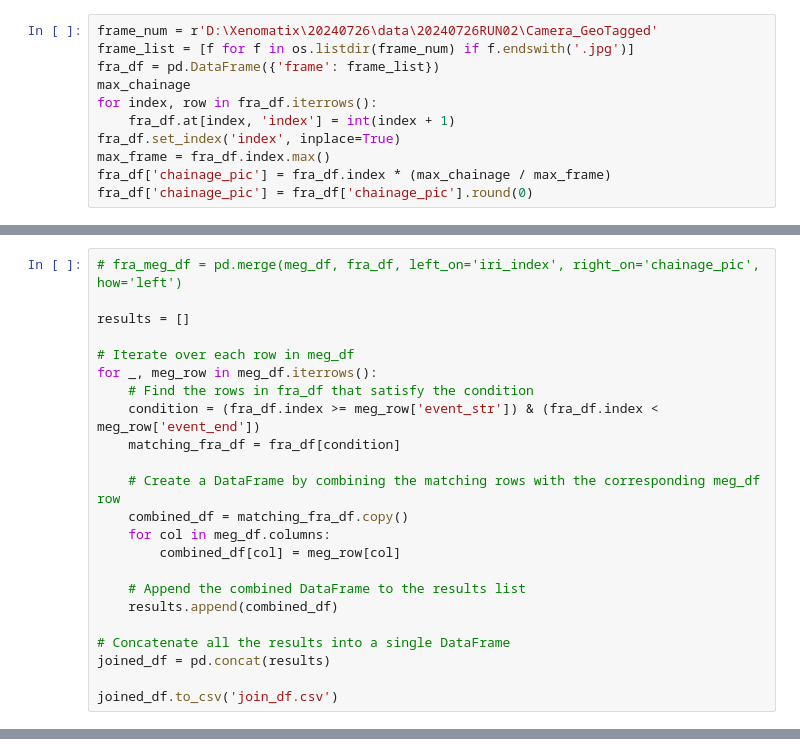
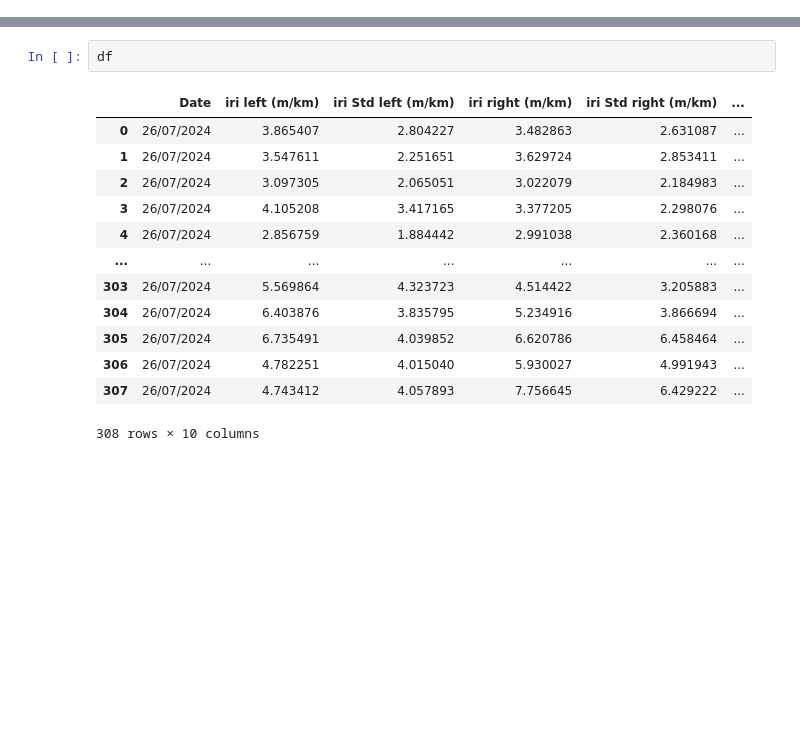
Before and after one commit to ISS-infra/xeno, a Jupyter notebook: xeno_test.ipynb, the cells around one changed output, grey strips where cells are left out. Saved outputs shown, nothing was run; the diff lists cells and outputs as text; blank space fills up the shorter version.

```diff
--- a/xeno_test.ipynb
+++ b/xeno_test.ipynb
@@ -267,11 +0,0 @@ meg_df.tail(10)
-# %%
-frame_num = r'D:\Xenomatix\20240726\data\20240726RUN02\Camera_GeoTagged'
-frame_list = [f for f in os.listdir(frame_num) if f.endswith('.jpg')]
-fra_df = pd.DataFrame({'frame': frame_list})
-max_chainage
-for index, row in fra_df.iterrows():
-    fra_df.at[index, 'index'] = int(index + 1)
-fra_df.set_index('index', inplace=True)
-max_frame = fra_df.index.max()
-fra_df['chainage_pic'] = fra_df.index * (max_chainage / max_frame)
-fra_df['chainage_pic'] = fra_df['chainage_pic'].round(0)
@@ -299,23 +0,0 @@ fra_df.head(57)
-# %%
-# fra_meg_df = pd.merge(meg_df, fra_df, left_on='iri_index', right_on='chainage_pic', how='left')
-
-results = []
-
-# Iterate over each row in meg_df
-for _, meg_row in meg_df.iterrows():
-    # Find the rows in fra_df that satisfy the condition
-    condition = (fra_df.index >= meg_row['event_str']) & (fra_df.index < meg_row['event_end'])
-    matching_fra_df = fra_df[condition]
-
-    # Create a DataFrame by combining the matching rows with the corresponding meg_df row
-    combined_df = matching_fra_df.copy()
-    for col in meg_df.columns:
-        combined_df[col] = meg_row[col]
-
-    # Append the combined DataFrame to the results list
-    results.append(combined_df)
-
-# Concatenate all the results into a single DataFrame
-joined_df = pd.concat(results)
-
-joined_df.to_csv('join_df.csv')
@@ -417,0 +798,16 @@ merged_df.reset_index(inplace=True)
+# %%
+df
+# %% [output]
+|  | Date | iri left (m/km) | iri Std left (m/km) | iri right (m/km) | iri Std right (m/km) | ... |
+| 0 | 26/07/2024 | 3.865407 | 2.804227 | 3.482863 | 2.631087 | ... |
+| 1 | 26/07/2024 | 3.547611 | 2.251651 | 3.629724 | 2.853411 | ... |
+| 2 | 26/07/2024 | 3.097305 | 2.065051 | 3.022079 | 2.184983 | ... |
+| 3 | 26/07/2024 | 4.105208 | 3.417165 | 3.377205 | 2.298076 | ... |
+| 4 | 26/07/2024 | 2.856759 | 1.884442 | 2.991038 | 2.360168 | ... |
+| ... | ... | ... | ... | ... | ... | ... |
+| 303 | 26/07/2024 | 5.569864 | 4.323723 | 4.514422 | 3.205883 | ... |
+| 304 | 26/07/2024 | 6.403876 | 3.835795 | 5.234916 | 3.866694 | ... |
+| 305 | 26/07/2024 | 6.735491 | 4.039852 | 6.620786 | 6.458464 | ... |
+| 306 | 26/07/2024 | 4.782251 | 4.015040 | 5.930027 | 4.991943 | ... |
+| 307 | 26/07/2024 | 4.743412 | 4.057893 | 7.756645 | 6.429222 | ... |
+308 rows × 10 columns
```
Also changed, not shown: parts of 45 cells of this notebook, 5 other files.
